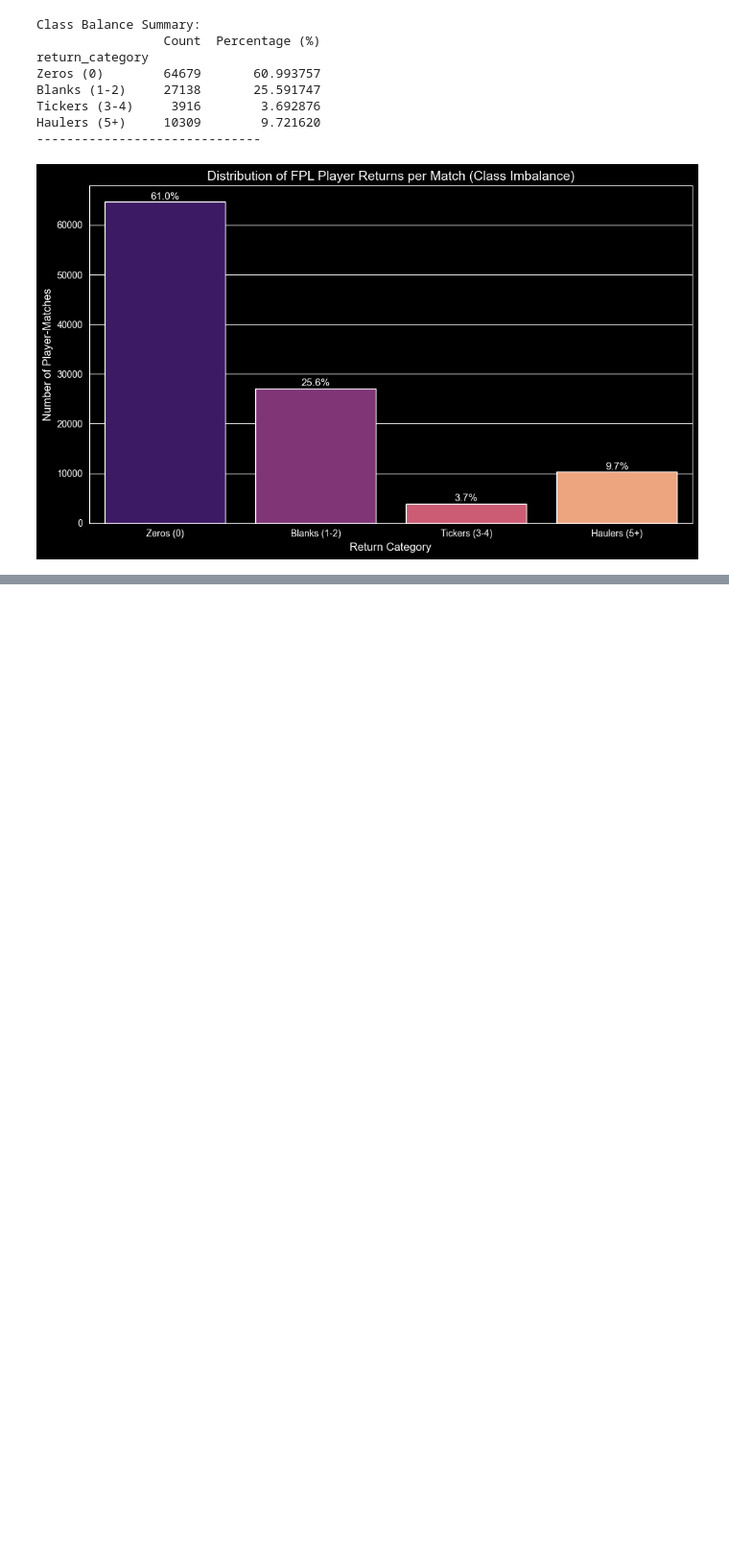
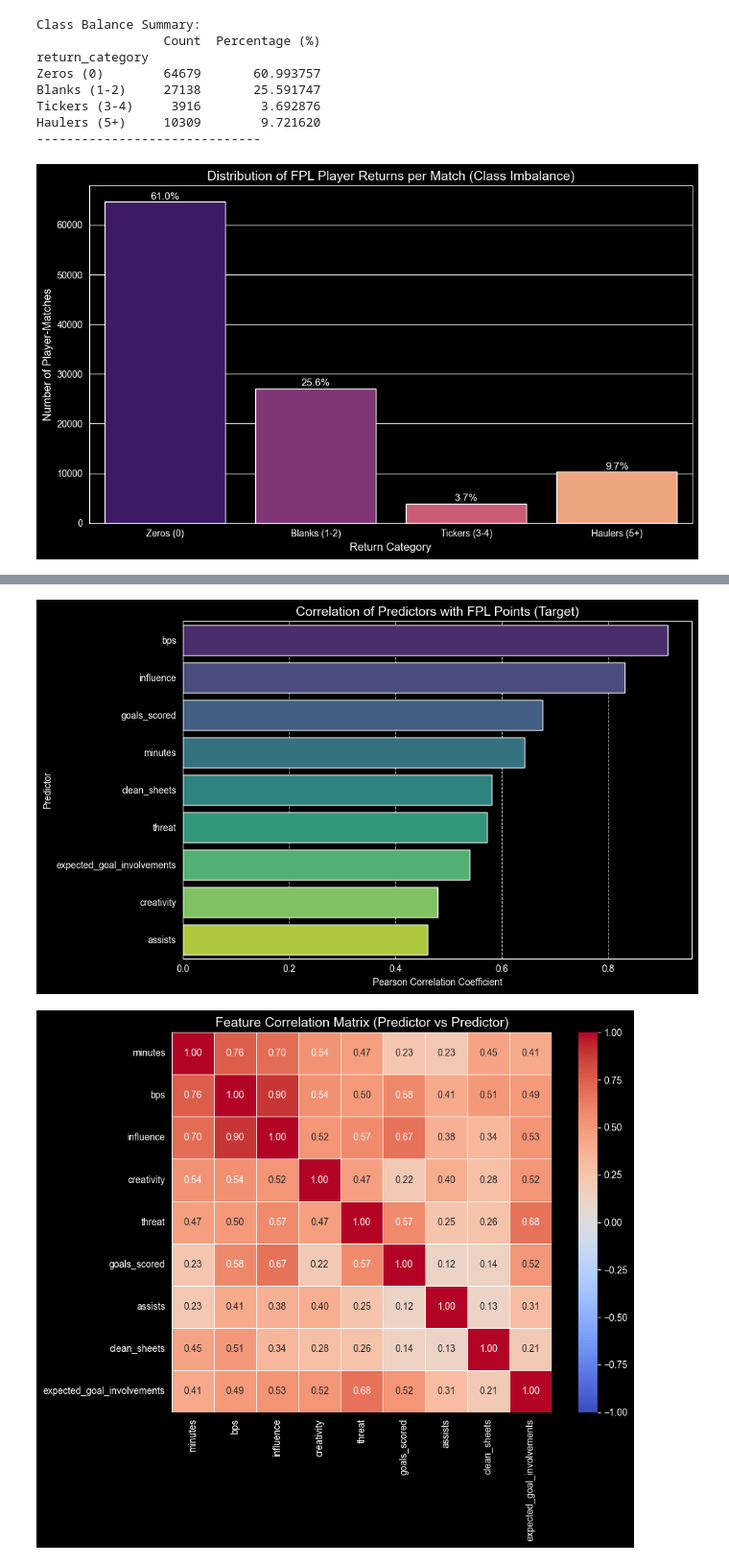
Before and after one commit to ChuckySRB/FPL-ML, a Jupyter notebook: notebooks/01_exploratory_data_analysis.ipynb, the cells around one changed output, grey strips where cells are left out. Shown at 96% size. Drawn from its saved outputs; the diff is of its cells as text; code cells hidden in the pictures; blank space fills up the shorter version.

```diff
--- a/notebooks/01_exploratory_data_analysis.ipynb
+++ b/notebooks/01_exploratory_data_analysis.ipynb
@@ -527,0 +544,52 @@ if 'attacking' in available_features and len(available_features['attacking']) >=
+# %%
+numeric_columns = [
+    'total_points', 'minutes', 'bps', 'influence',
+    'creativity', 'threat', 'goals_scored', 'assists', 'clean_sheets',
+    'expected_goal_involvements'
+]
+
+# If you have already merged Understat data, add 'xG' and 'xA' to the list above!
+available_cols = [col for col in numeric_columns if col in gameweeks_df.columns]
+corr_data = gameweeks_df[available_cols]
+
+# Calculate the Pearson correlation matrix
+correlation_matrix = corr_data.corr()
+
+# ---------------------------------------------------------
+# Plot 1: Correlation with the Target Variable (total_points)
+# ---------------------------------------------------------
+plt.figure(figsize=(10, 6))
+
+# Drop the target itself so it doesn't show a 1.0 correlation, then sort
+target_corr = correlation_matrix['total_points'].drop('total_points').sort_values(ascending=False)
+
+sns.barplot(x=target_corr.values, y=target_corr.index, palette='viridis')
+plt.title('Correlation of Predictors with FPL Points (Target)', fontsize=14)
+plt.xlabel('Pearson Correlation Coefficient')
+plt.ylabel('Predictor')
+plt.grid(axis='x', linestyle='--', alpha=0.7)
+plt.tight_layout()
+plt.show()
+
+# ---------------------------------------------------------
+# Plot 2: Correlation Between Predictors (Multicollinearity)
+# ---------------------------------------------------------
+plt.figure(figsize=(10, 8))
+
+# Draw the heatmap with a diverging color map
+sns.heatmap(
+    correlation_matrix.drop('total_points', axis=0).drop('total_points', axis=1),
+    annot=True,        # Show the actual correlation numbers
+    fmt=".2f",         # Format to 2 decimal places
+    cmap='coolwarm',   # Red = positive correlation, Blue = negative
+    vmin=-1, vmax=1,   # Anchor the color scale
+    square=True,
+    linewidths=.5
+)
+
+plt.title('Feature Correlation Matrix (Predictor vs Predictor)', fontsize=14)
+plt.tight_layout()
+plt.show()
+# %% [output]
+[figure, added]
+[figure, added]
```
Also changed, not shown: parts of 18 cells of this notebook.
